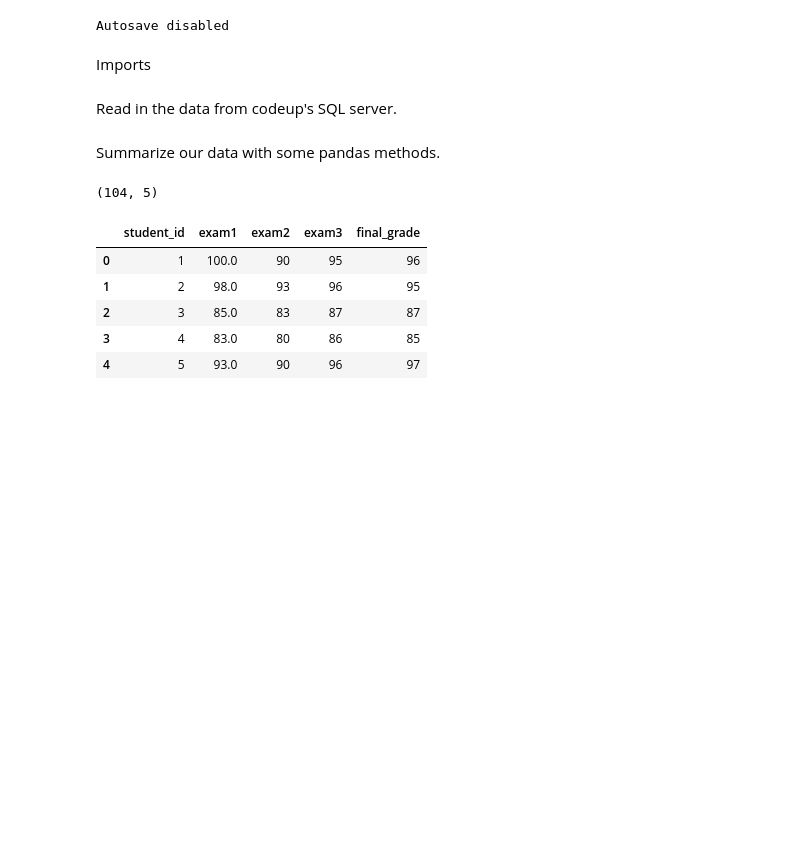
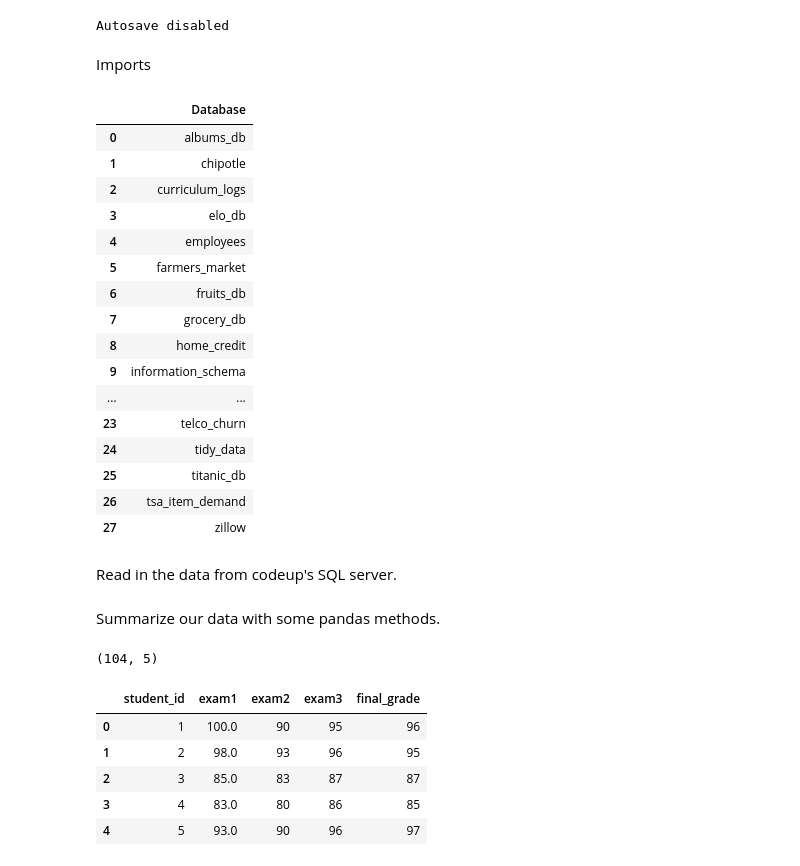
Before and after one commit to Marc-Aradillas/regression-exercises, a Jupyter notebook: acquire_lesson.ipynb, the cells around one changed output. Drawn from its saved outputs; the diff is of its cells as text; code cells hidden in the pictures; blank space fills up the shorter version.

```diff
--- a/acquire_lesson.ipynb
+++ b/acquire_lesson.ipynb
@@ -17,3 +18,25 @@ from env import get_connection
+# %%
+url = f'mysql+pymysql://{env.username}:{env.password}@{env.host}'
+
+pd.read_sql('SHOW DATABASES', url)
+# %% [output]
+|  | Database |
+| 0 | albums_db |
+| 1 | chipotle |
+| 2 | curriculum_logs |
+| 3 | elo_db |
+| 4 | employees |
+| 5 | farmers_market |
+| 6 | fruits_db |
+| 7 | grocery_db |
+| 8 | home_credit |
+| 9 | information_schema |
+| ... | ... |
+| 23 | telco_churn |
+| 24 | tidy_data |
+| 25 | titanic_db |
+| 26 | tsa_item_demand |
+| 27 | zillow |
 # %% [markdown]
 Read in the data from codeup's SQL server.
 # %%
```
Also changed, not shown: parts of 1 cell of this notebook, 1 other file.
